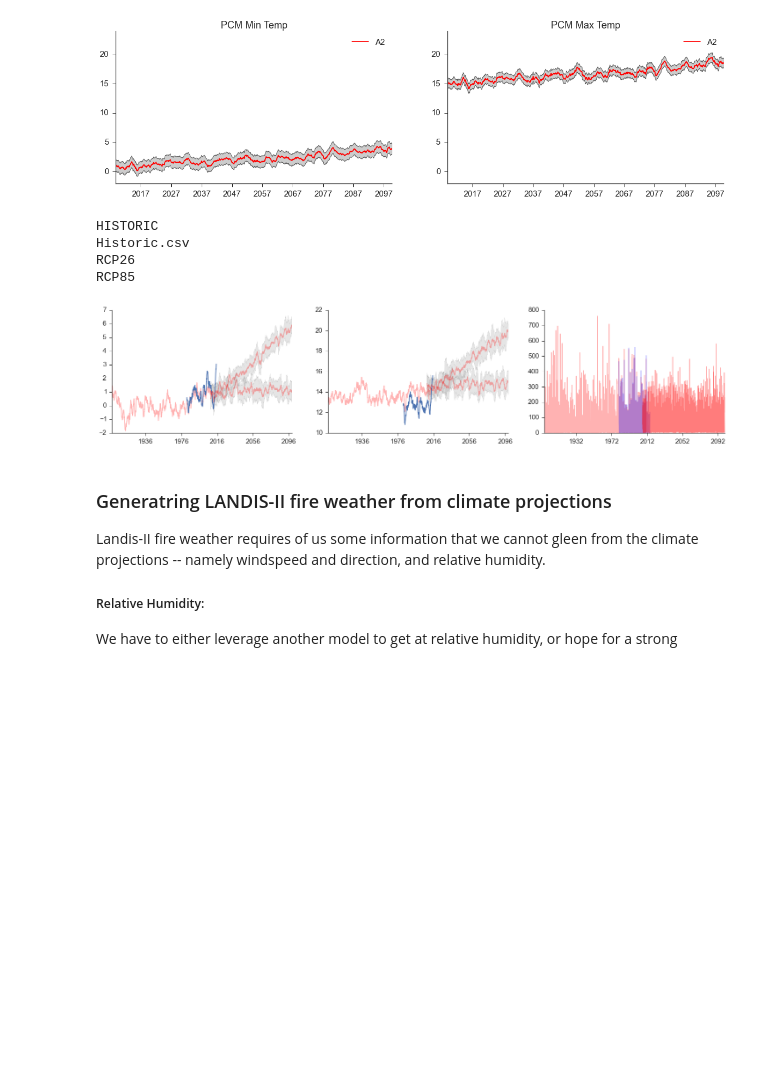
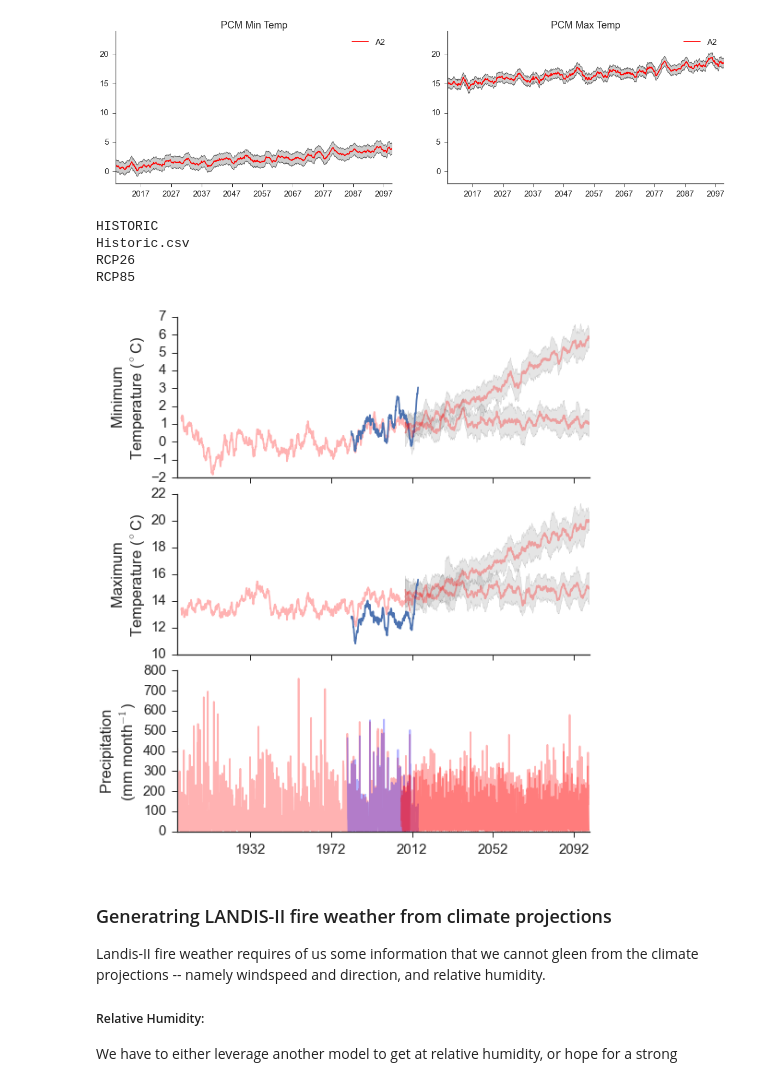
Before and after one commit to djkrofch/DinkeyCreek, a Jupyter notebook: ProjectedClimate.ipynb, the cells around one changed output. Drawn from its saved outputs; the diff is of its cells as text; code cells hidden in the pictures; blank space fills up the shorter version.

Commit message:
Fixing up figures and cleaning some code
Getting things in order to start runs, need to build climate libraries
still and implement the rH model fitting I finished last month

```diff
--- a/ProjectedClimate.ipynb
+++ b/ProjectedClimate.ipynb
@@ -379,8 +379,8 @@ sns.set_context('notebook', font_scale=1.5)
 DFsub = climateData[climateData.ECOREGION == 'ECO1']
 DFsub.index = DFsub.Time_DTO
 LS = ['-','--','-.-',':']
-f, (ax1, ax2, ax3) = plt.subplots(1,3, figsize = (25,5))
-
+f, (ax1, ax2, ax3) = plt.subplots(3,1, figsize = (8,10), sharex = True)
+plt.subplots_adjust(hspace = 0.1)
 ensembleCMIPM = DFsub.groupby(['SCENARIO','VAR','STAT','Time_DTO',
                DFsub.index.year,
                DFsub.index.month]).mean().reset_index()
@@ -455,34 +455,37 @@ for scenario in scenarios:
                          where=y2 <= y1, facecolor='gray',
                          alpha = 0.2, interpolate=True)
 
 
         ax2.plot(tmaxMEAN.index, tmaxSmooth,
               color = 'red', alpha = 0.3)
 
         ax3.plot(prcpMEAN.index, prcpMEAN.VALUE,
         color = 'red', alpha = 0.3)
 
     else:
         tmaxMEAN.index = daymetIndex
         tmaxSmooth.index = daymetIndex
         ax1.plot(tmaxMEAN.index,tmaxSmooth)
 
         tminMEAN.index = daymetIndex
         tminSmooth.index = daymetIndex
         ax2.plot(tminMEAN.index,tminSmooth)
 
         prcpMEAN.index = daymetIndex
         ax3.plot(prcpMEAN.index, prcpMEAN.VALUE,
         color = 'blue', alpha = 0.3)
 
+ax1.set_ylabel('Minimum \nTemperature ($^\circ$C)')
+ax2.set_ylabel('Maximum \nTemperature ($^\circ$C)')
+ax3.set_ylabel('Precipitation \n(mm month$^{-1}$)')
 
 sns.despine()
 # %% [output]
 HISTORIC
 Historic.csv
 RCP26
 RCP85
-[figure, old version]
+[figure, new version]
 # %% [markdown]
 ### Generatring LANDIS-II fire weather from climate projections
 Landis-II fire weather requires of us some information that we cannot gleen from the climate projections -- namely windspeed and direction, and relative humidity.
```
Also changed, not shown: parts of 3 cells of this notebook.
